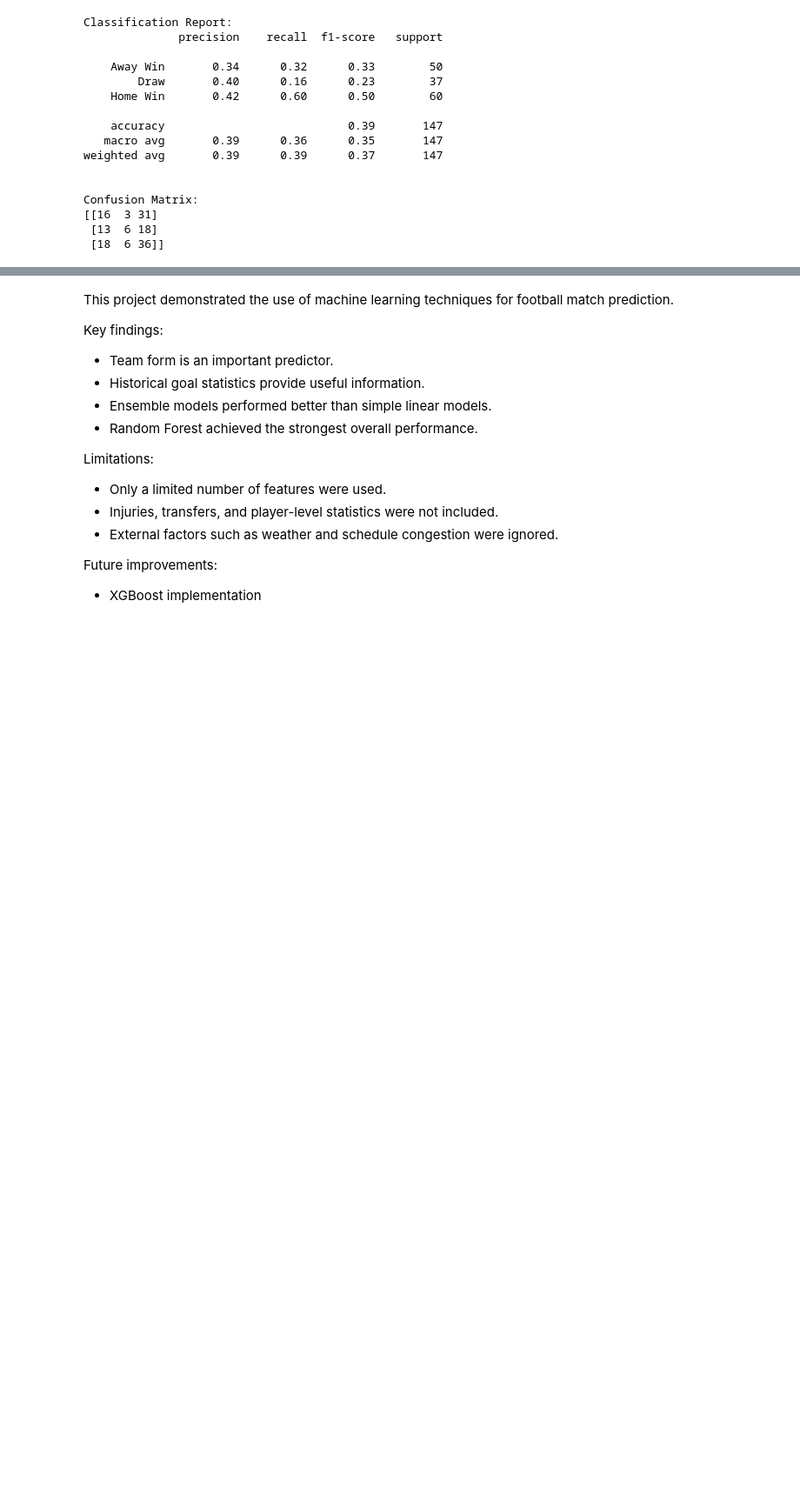
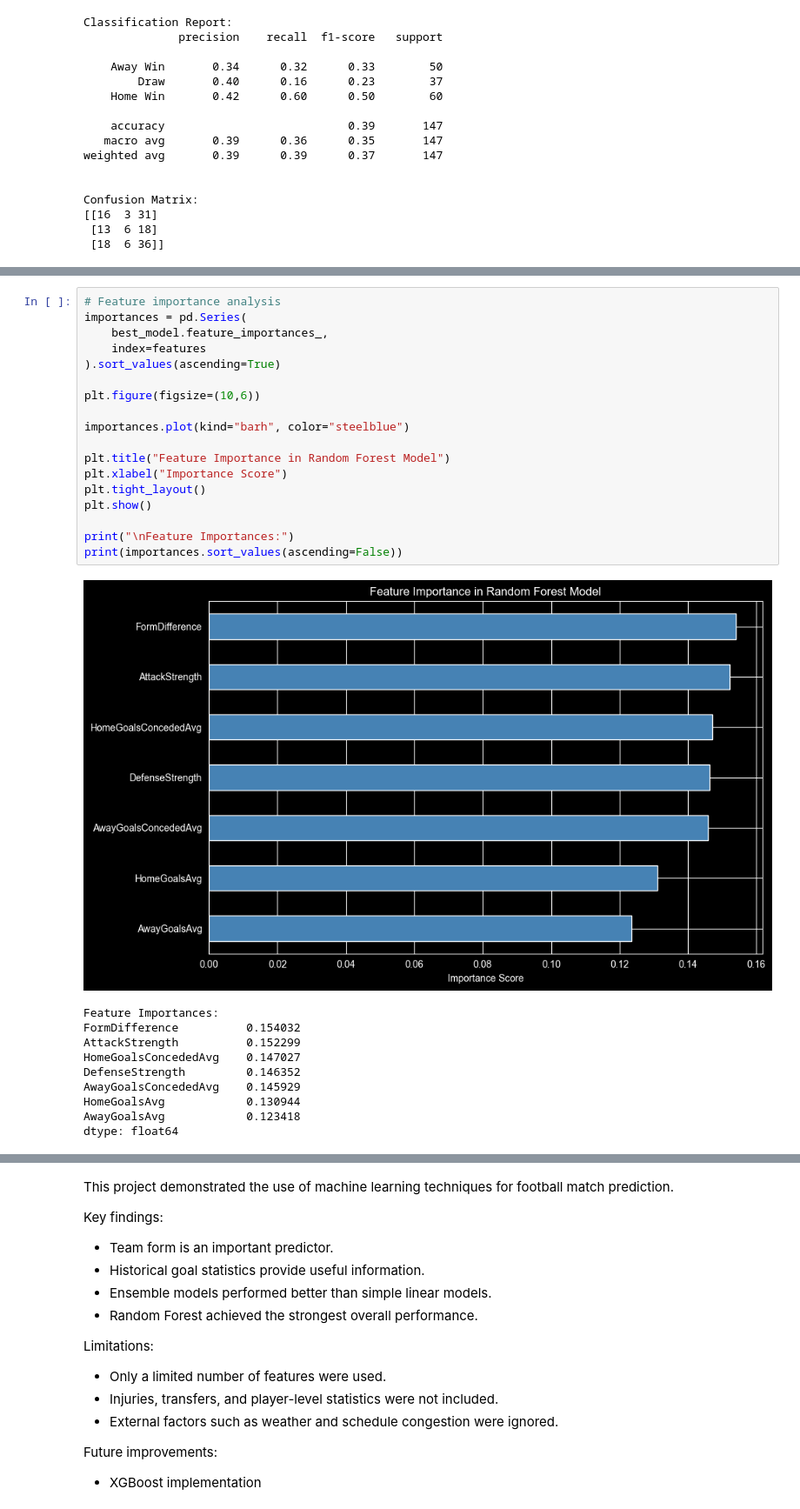
Before and after one commit to Emiliyan88/Football_match_analysis_and_result_prediction, a Jupyter notebook: football_match_and_result_prediction.ipynb, the cells around one changed output, grey strips where cells are left out. Shown at 87% size. Saved outputs shown, nothing was run; the diff lists cells and outputs as text; blank space fills up the shorter version.

```diff
--- a/football_match_and_result_prediction.ipynb
+++ b/football_match_and_result_prediction.ipynb
@@ -545,0 +625,29 @@ Confusion Matrix:
+# %%
+# Feature importance analysis
+importances = pd.Series(
+    best_model.feature_importances_,
+    index=features
+).sort_values(ascending=True)
+
+plt.figure(figsize=(10,6))
+
+importances.plot(kind="barh", color="steelblue")
+
+plt.title("Feature Importance in Random Forest Model")
+plt.xlabel("Importance Score")
+plt.tight_layout()
+plt.show()
+
+print("\nFeature Importances:")
+print(importances.sort_values(ascending=False))
+# %% [output]
+[figure, added]
+Feature Importances:
+FormDifference          0.154032
+AttackStrength          0.152299
+HomeGoalsConcededAvg    0.147027
+DefenseStrength         0.146352
+AwayGoalsConcededAvg    0.145929
+HomeGoalsAvg            0.130944
+AwayGoalsAvg            0.123418
+dtype: float64
```
Also changed, not shown: parts of 8 cells of this notebook.
